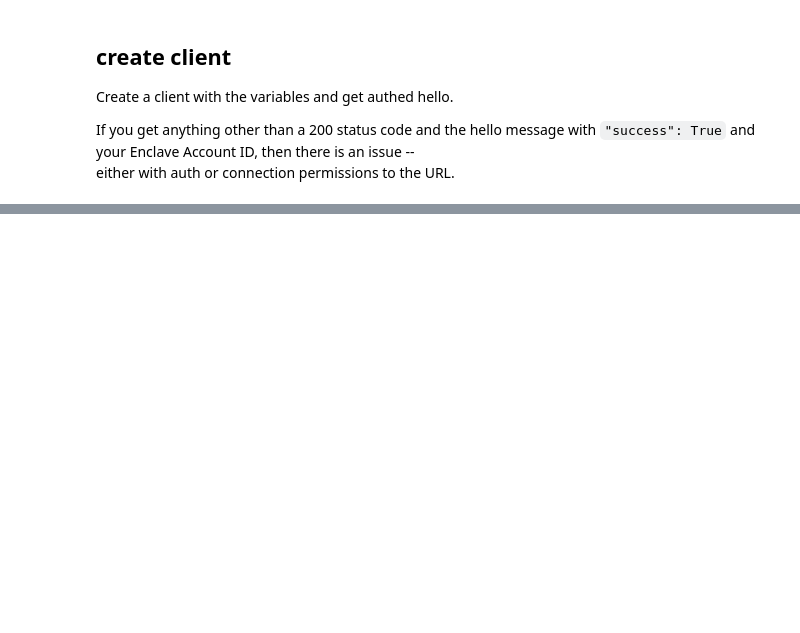
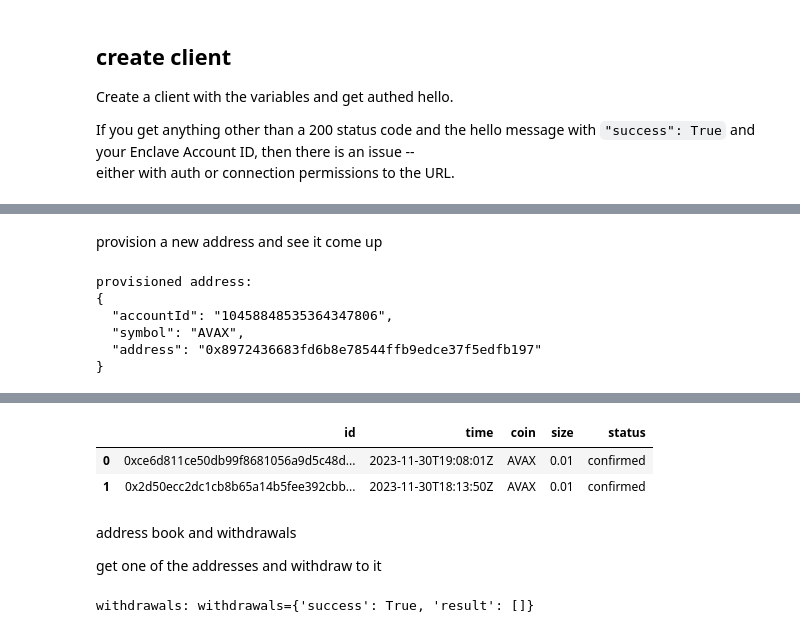
Before and after one commit to Enclave-Markets/enclave-python, a Jupyter notebook: examples/common.ipynb, the cells around one changed output, grey strips where cells are left out. Saved outputs shown, nothing was run; the diff lists cells and outputs as text; code cells hidden in the pictures; blank space fills up the shorter version.

```diff
--- a/examples/common.ipynb
+++ b/examples/common.ipynb
@@ -62,7 +68,7 @@ import enclave.models
 from IPython.core.error import UsageError
 
 # change to the env of your choice that matches the API keys: PROD, DEV, SANDBOX etc.
-BASE_URL = enclave.models.SANDBOX
+BASE_URL = enclave.models.DEV
 
 
 ### three ways to get API key and secret, tried in order.
@@ -83,7 +89,7 @@ if not(all([API_KEY, API_SECRET])):
 if not(all([API_KEY, API_SECRET])):
     %pip install python-dotenv
     import dotenv
-    envs = dotenv.dotenv_values()
+    envs = dotenv.dotenv_values("dev.env")
     if envs and "key" in envs and "secret" in envs:
         API_KEY, API_SECRET = str(envs["key"]), str(envs["secret"])
 
@@ -111,0 +215,28 @@ else:
+# %% [markdown]
+provision a new address and see it come up
+# %%
+provision_res = client.provision_address("AVAX").json()
+print(f"provisioned address:\n{json.dumps(provision_res['result'], indent=2)}")
+
+new_deposit_addrs = client.get_deposit_addresses(["AVAX"]).json()
+
+# there is one more address now
+assert(len(new_deposit_addrs["result"]) > len(deposit_addrs["result"]))
+# %% [output]
+provisioned address:
+{
+  "accountId": "10458848535364347806",
+  "symbol": "AVAX",
+  "address": "0x8972436683fd6b8e78544ffb9edce37f5edfb197"
+}
+# %%
+%pip install pandas -q
+import pandas as pd
+from io import StringIO
+
+deposits_csv = client.get_deposits_csv().text
+print(f"raw csv: {deposits_csv=}")
+
+x = pd.read_csv(StringIO(deposits_csv))
+display(x)
+# %% [output]
@@ -111,0 +245,13 @@ else:
+|  | id | time | coin | size | status |
+| 0 | 0xce6d811ce50db99f8681056a9d5c48d... | 2023-11-30T19:08:01Z | AVAX | 0.01 | confirmed |
+| 1 | 0x2d50ecc2dc1cb8b65a14b5fee392cbb... | 2023-11-30T18:13:50Z | AVAX | 0.01 | confirmed |
+# %% [markdown]
+address book and withdrawals
+
+get one of the addresses and withdraw to it
+# %%
+# no current withdrawals
+withdrawals = client.get_withdrawals().json()
+print(f"withdrawals: {withdrawals=}")
+# %% [output]
+withdrawals: withdrawals={'success': True, 'result': []}
```
Also changed, not shown: parts of 18 cells of this notebook, 1 other file.
